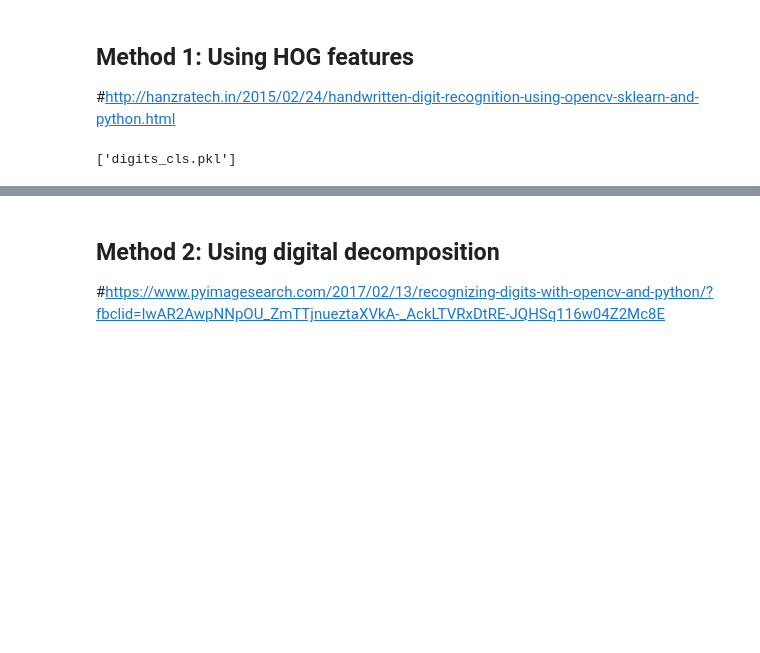
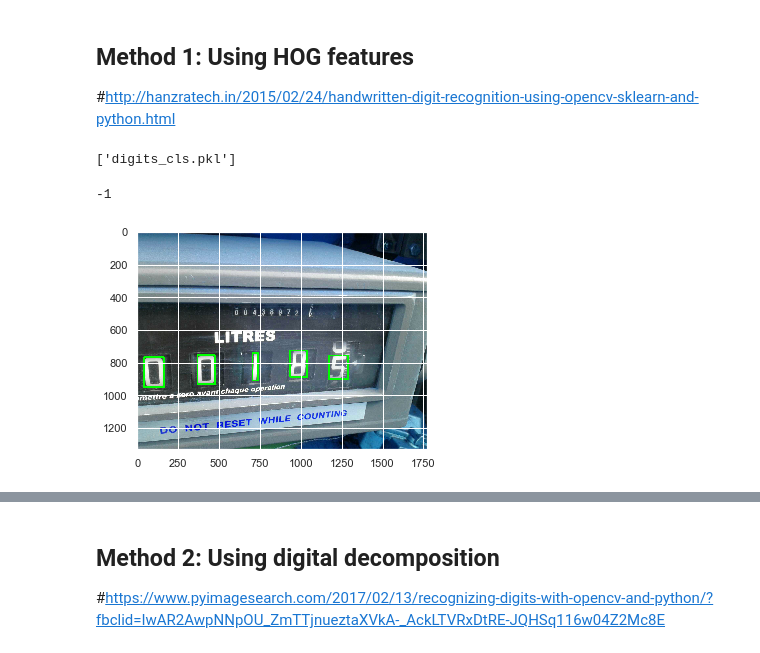
Before and after one commit to raphaaael95/Eleven_study, a Jupyter notebook: analog_images-Camille.ipynb, the cells around one changed output, grey strips where cells are left out. Drawn from its saved outputs; the diff is of its cells as text; code cells hidden in the pictures; blank space fills up the shorter version.

```diff
--- a/analog_images-Camille.ipynb
+++ b/analog_images-Camille.ipynb
@@ -46,6 +46,47 @@ clf.fit(hog_features, labels)
 joblib.dump(clf, "digits_cls.pkl", compress=3)
 # %% [output]
 ['digits_cls.pkl']
+# %%
+# Read the input image
+#im = cv2.imread(data_path + str('\\HQ_analog\\0c5b6ae37471ed064c7ce6c21e5b4efd6b3b724a.jpg'))
+im = cv2.imread(data_path + str('\\HQ_analog\\0c20a9234948401c474c566d92d84b5fcba2edc8.jpg'))
+#im = cv2.imread(data_path + str('\\HQ_analog\\15a08592d9615953288fa379a61050f4068ae7f8.jpg'))
+
+# Convert to grayscale and apply Gaussian filtering
+grayImage = cv2.cvtColor(im, cv2.COLOR_BGR2GRAY)
+#thresh, im_gray = cv2.threshold(grayImage, 150, 255, cv2.THRESH_BINARY)
+#im_gray = cv2.GaussianBlur(im_gray, (5, 5), 0)
+
+(thresh, im_th) = cv2.threshold(grayImage, 150, 255, cv2.THRESH_BINARY)
+
+plt.imshow(im_th)
+
+# Find contours in the image
+ctrs, hier = cv2.findContours(im_th.copy(), cv2.RETR_EXTERNAL, cv2.CHAIN_APPROX_SIMPLE)
+
+# Get rectangles contains each contour
+#rects = [cv2.boundingRect(ctr) for ctr in ctrs]
+rects = []
+
+for ctr in ctrs:
+    (x, y, w, h) = cv2.boundingRect(ctr)
+    if (w >= 20 and w <= 200) and (h >= 100 and h <= 250):
+        rects.append(cv2.boundingRect(ctr))
+
+for rect in rects:
+    # Draw the rectangles
+    cv2.rectangle(im, (rect[0], rect[1]), (rect[0] + rect[2], rect[1] + rect[3]), (0, 255, 0), 10)
+    # Make the rectangular region around the digit
+    leng = int(rect[3] * 1.6)
+    pt1 = int(rect[1] + rect[3] // 2 - leng // 2)
+    pt2 = int(rect[0] + rect[2] // 2 - leng // 2)
+    roi = im_th[pt1:pt1 + leng, pt2:pt2 + leng]
+
+plt.imshow(im)
+cv2.waitKey()
+# %% [output]
+-1
+[figure, added]
 # %%
 # Load the classifier
 clf = joblib.load("digits_cls.pkl")
```
Also changed, not shown: parts of 3 cells of this notebook.
